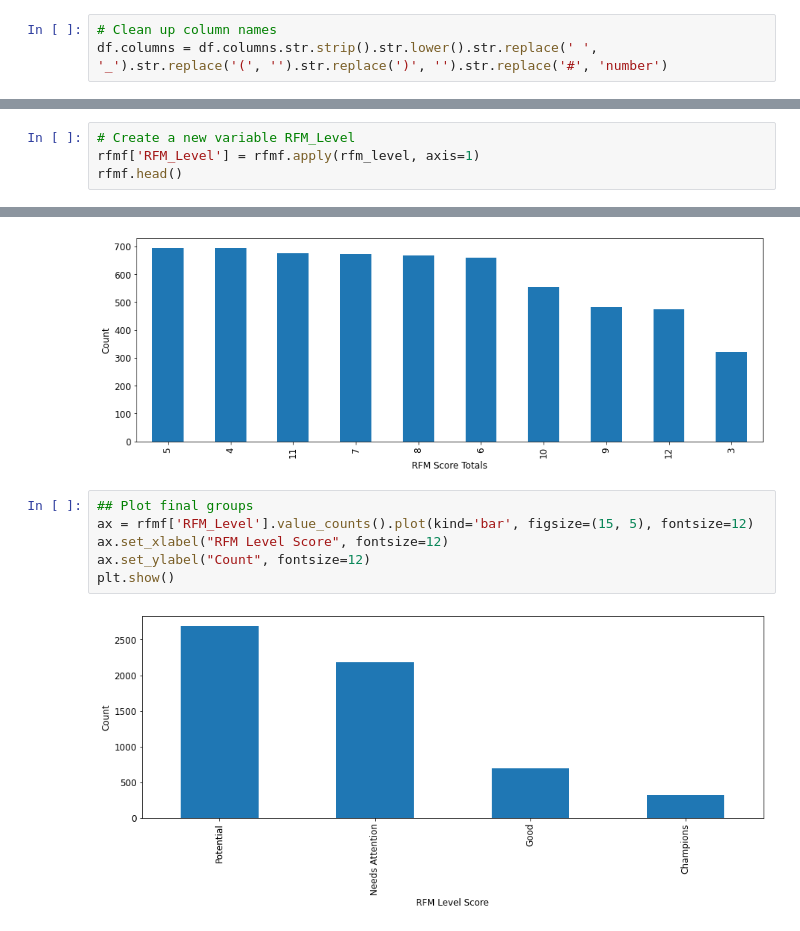
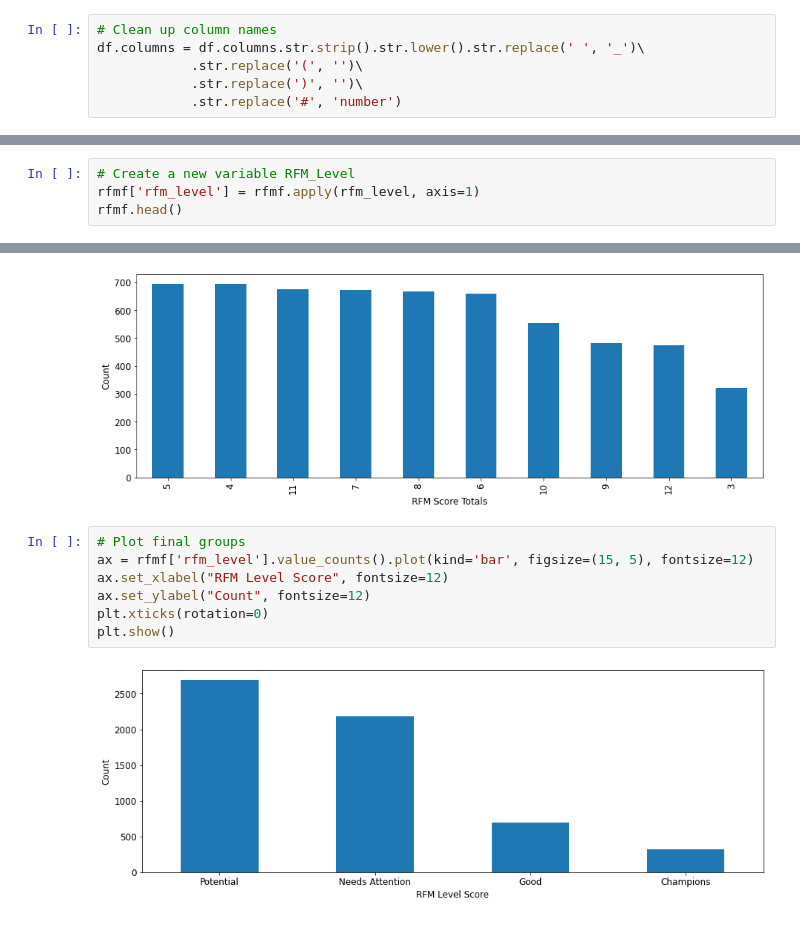
Before and after one commit to danielq1985/rfm_update, a Jupyter notebook: RFM SI.ipynb, the cells around one changed output, grey strips where cells are left out. Saved outputs shown, nothing was run; the diff lists cells and outputs as text.

```diff
--- a/RFM SI.ipynb
+++ b/RFM SI.ipynb
@@ -15,6 +19,9 @@ df = pd.read_excel('jobs.xlsx')
 # %%
 # Clean up column names
-df.columns = df.columns.str.strip().str.lower().str.replace(' ', '_').str.replace('(', '').str.replace(')', '').str.replace('#', 'number')
+df.columns = df.columns.str.strip().str.lower().str.replace(' ', '_')\
+            .str.replace('(', '')\
+            .str.replace(')', '')\
+            .str.replace('#', 'number')
 # %%
 # What are our datatypes?
 df.dtypes
@@ -168,6 +189,6 @@ def rfm_level(df):
         return 'Needs Attention'
 # %%
 # Create a new variable RFM_Level
-rfmf['RFM_Level'] = rfmf.apply(rfm_level, axis=1)
+rfmf['rfm_level'] = rfmf.apply(rfm_level, axis=1)
 rfmf.head()
 # %% [output]
@@ -194,10 +217,11 @@ plt.show()
 # %% [output]
 [figure]
 # %%
-## Plot final groups
-ax = rfmf['RFM_Level'].value_counts().plot(kind='bar', figsize=(15, 5), fontsize=12)
+# Plot final groups
+ax = rfmf['rfm_level'].value_counts().plot(kind='bar', figsize=(15, 5), fontsize=12)
 ax.set_xlabel("RFM Level Score", fontsize=12)
 ax.set_ylabel("Count", fontsize=12)
+plt.xticks(rotation=0)
 plt.show()
 # %% [output]
-[figure, old version]
+[figure, new version]
```
Also changed, not shown: parts of 17 cells of this notebook.
